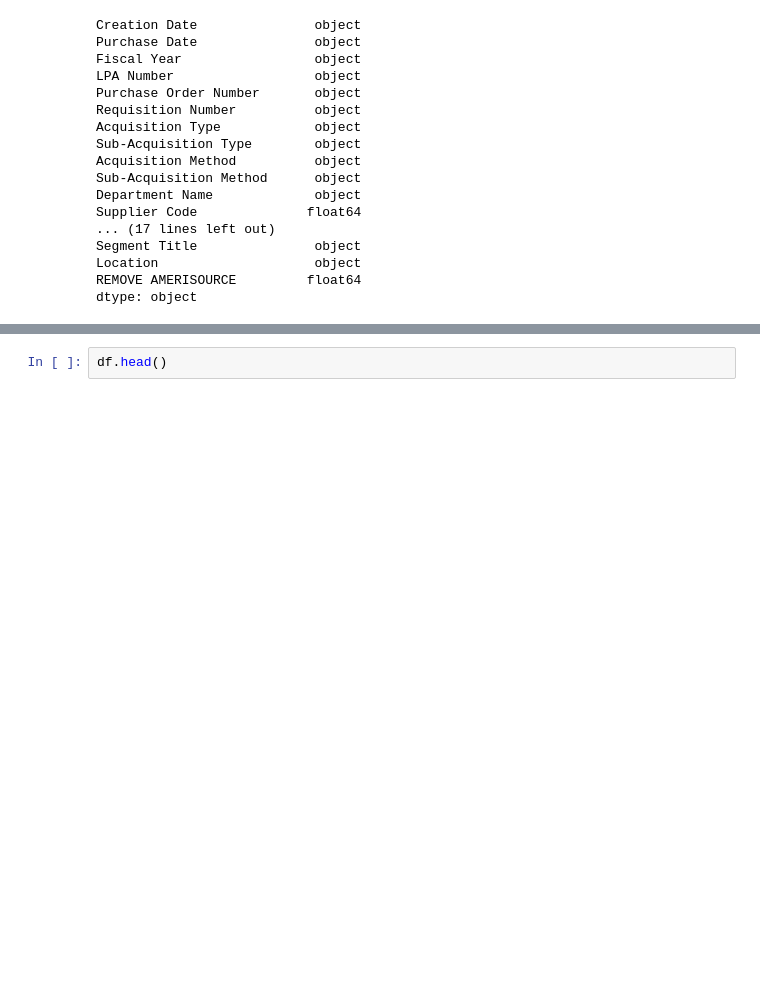
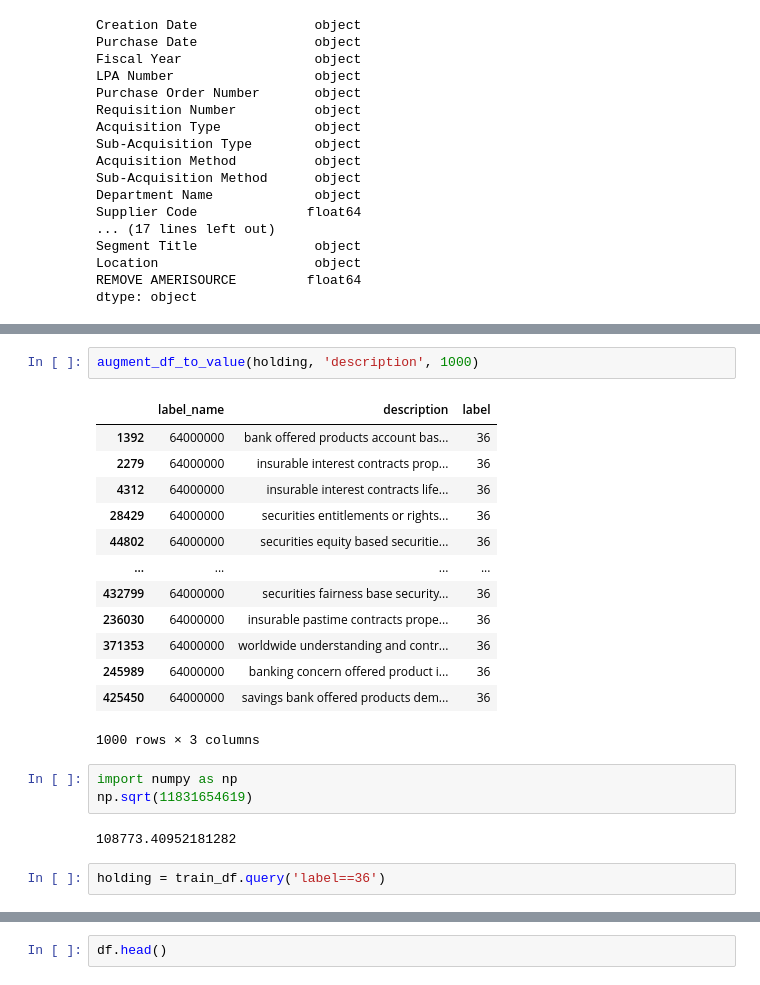
Before and after one commit to mgray39/unspsc-classification, a Jupyter notebook: running_notebook.ipynb, the cells around one changed output, grey strips where cells are left out. Drawn from its saved outputs; the diff is of its cells as text; blank space fills up the shorter version.

```diff
--- a/running_notebook.ipynb
+++ b/running_notebook.ipynb
@@ -421,0 +740,23 @@ dtype: object
+# %%
+augment_df_to_value(holding, 'description', 1000)
+# %% [output]
+|  | label_name | description | label |
+| 1392 | 64000000 | bank offered products account bas... | 36 |
+| 2279 | 64000000 | insurable interest contracts prop... | 36 |
+| 4312 | 64000000 | insurable interest contracts life... | 36 |
+| 28429 | 64000000 | securities entitlements or rights... | 36 |
+| 44802 | 64000000 | securities equity based securitie... | 36 |
+| ... | ... | ... | ... |
+| 432799 | 64000000 | securities fairness base security... | 36 |
+| 236030 | 64000000 | insurable pastime contracts prope... | 36 |
+| 371353 | 64000000 | worldwide understanding and contr... | 36 |
+| 245989 | 64000000 | banking concern offered product i... | 36 |
+| 425450 | 64000000 | savings bank offered products dem... | 36 |
+1000 rows × 3 columns
+# %%
+import numpy as np
+np.sqrt(11831654619)
+# %% [output]
+108773.40952181282
+# %%
+holding = train_df.query('label==36')
```
Also changed, not shown: parts of 26 cells of this notebook, 3 other files.
